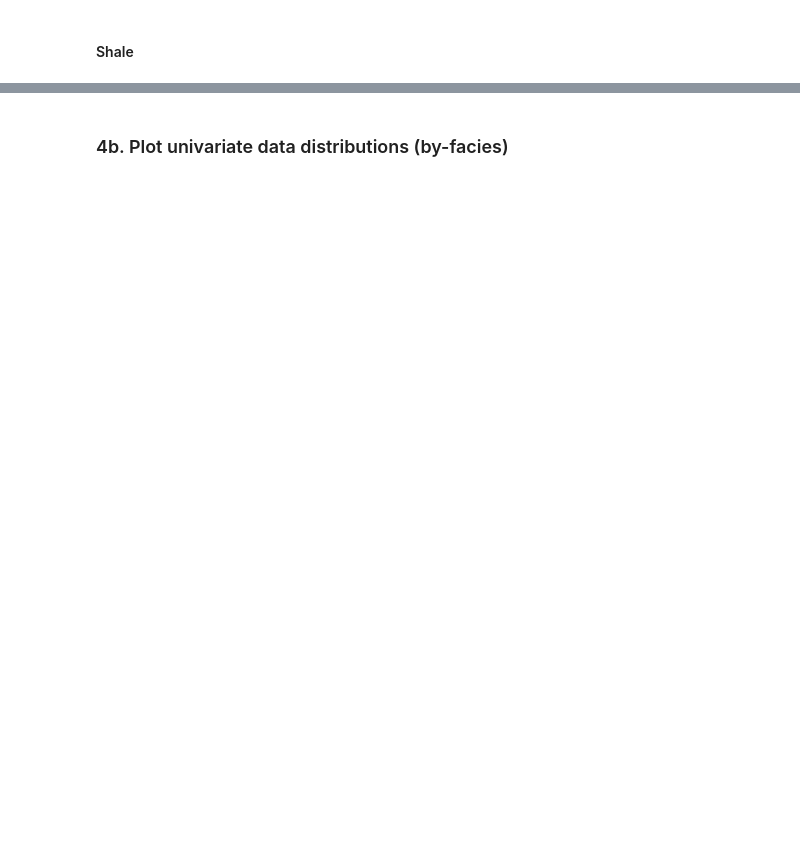
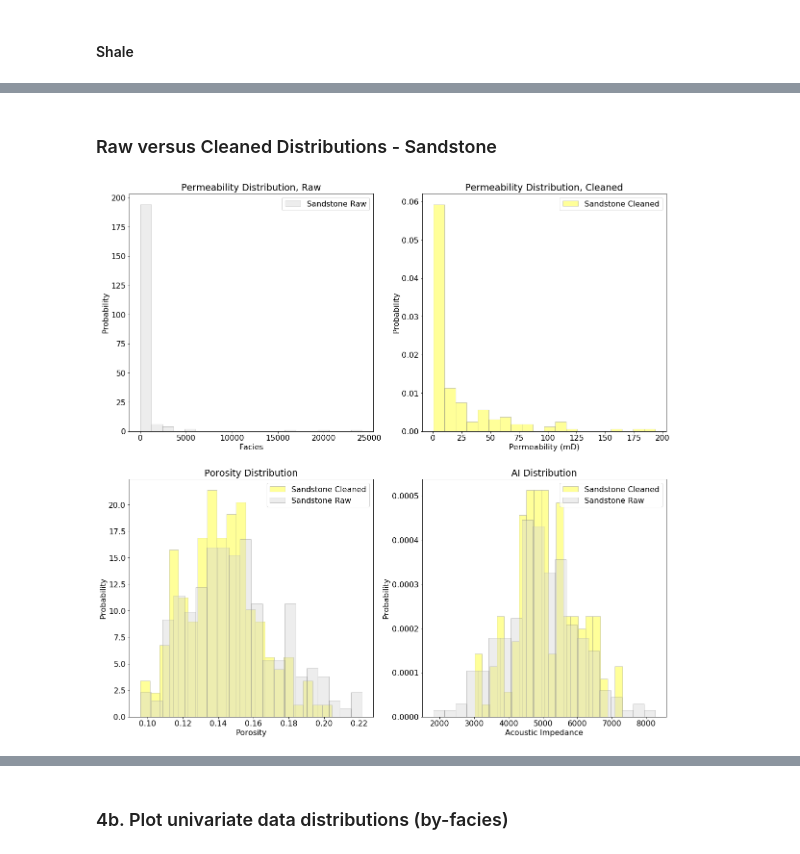
Before and after one commit to elbeejay/PGE383-Group1, a Jupyter notebook: Assignment_1.ipynb, the cells around one changed output, grey strips where cells are left out. Drawn from its saved outputs; the diff is of its cells as text; code cells hidden in the pictures; blank space fills up the shorter version.

```diff
--- a/Assignment_1.ipynb
+++ b/Assignment_1.ipynb
@@ -127,3 +126,45 @@ Shale_final.describe().T
 | Porosity | 53.0 | 0.115015 | 0.020962 | 0.060693 | 0.100367 | 0.114894 | 0.128914 | 0.160937 |
 | Perm | 53.0 | 2.573466 | 3.058961 | 0.018054 | 0.268076 | 0.888961 | 4.979026 | 11.605383 |
 | AI | 53.0 | 6099.268353 | 886.103245 | 4227.070196 | 5574.433666 | 6174.244316 | 6684.167663 | 7911.757046 |
+# %% [markdown]
+### Raw versus Cleaned Distributions - Sandstone
+# %%
+n_bins_sandstone = 20
+n_bins_shale = 10
+
+fig, ax2 = plt.subplots(2,2, figsize=(20,20))
+
+# Permeability Raw
+ax2[0,0].hist(Sandstone_raw['Perm'], bins=n_bins_sandstone, edgecolor='gray', alpha=0.4, color='lightgray', label='Sandstone Raw')
+ax2[0,0].set_title('Permeability Distribution, Raw')
+ax2[0,0].set_ylabel('Probability')
+ax2[0,0].set_xlabel('Facies')
+ax2[0,0].legend()
+
+# Porosity
+ax2[1,0].hist(Sandstone_final['Porosity'], bins=n_bins_sandstone,density=True, edgecolor='gray', alpha=0.4, color='yellow', label='Sandstone Cleaned')
+ax2[1,0].hist(Sandstone_raw['Porosity'], bins=n_bins_sandstone,density=True, edgecolor='gray', alpha=0.4, color='lightgray', label='Sandstone Raw')
+ax2[1,0].set_title('Porosity Distribution')
+ax2[1,0].set_ylabel('Probability')
+ax2[1,0].set_xlabel('Porosity')
+ax2[1,0].legend()
+
+# Permeability Cleaned
+ax2[0,1].hist(Sandstone_final['Perm'], bins=n_bins_sandstone,density=True, edgecolor='gray', alpha=0.4, color='yellow', label='Sandstone Cleaned')
+ax2[0,1].set_title('Permeability Distribution, Cleaned')
+ax2[0,1].set_ylabel('Probability')
+ax2[0,1].set_xlabel('Permeability (mD)')
+ax2[0,1].legend()
+
+# Acoustic Impedence
+ax2[1,1].hist(Sandstone_final['AI'], bins=n_bins_sandstone,density=True, edgecolor='gray', alpha=0.4, color='yellow', label='Sandstone Cleaned')
+ax2[1,1].hist(Sandstone_raw['AI'], bins=n_bins_sandstone,density=True, edgecolor='gray', alpha=0.4, color='lightgray', label='Sandstone Raw')
+ax2[1,1].set_title('AI Distribution')
+ax2[1,1].set_ylabel('Probability')
+ax2[1,1].set_xlabel('Acoustic Impedance')
+ax2[1,1].legend()
+
+plt.rcParams.update({'font.size': 16})
+plt.show()
+# %% [output]
+[figure, added]
```
Also changed, not shown: parts of 9 cells of this notebook.
